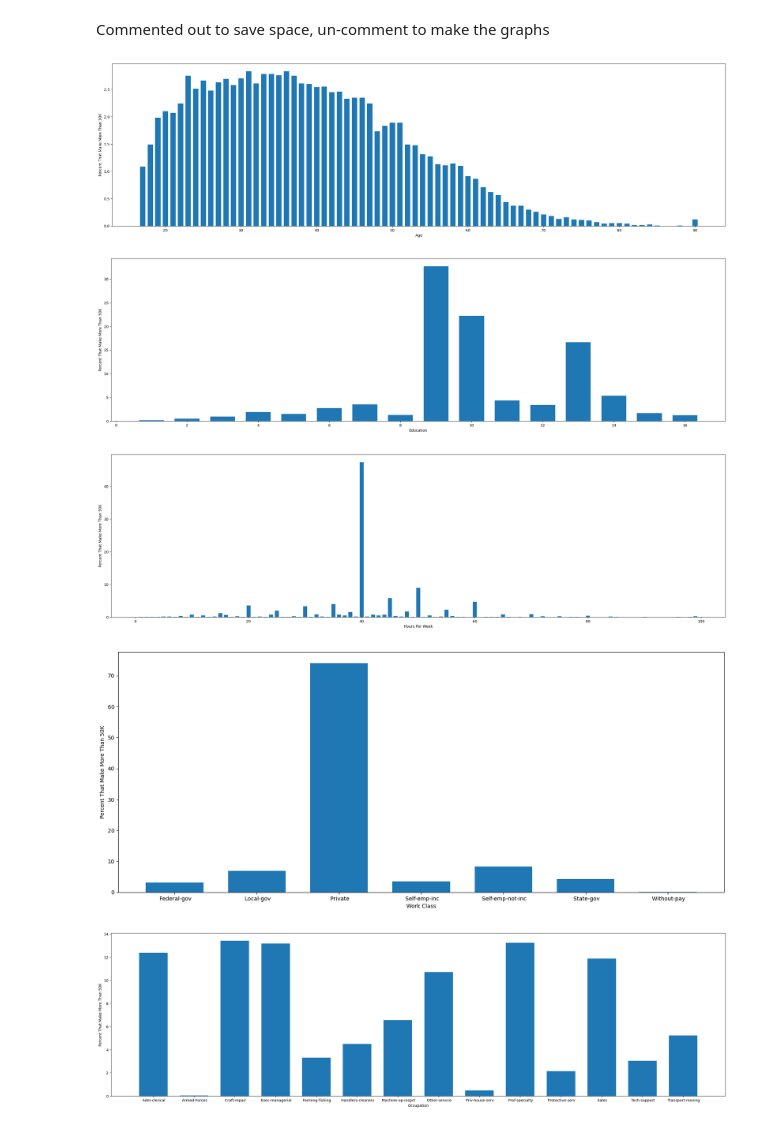
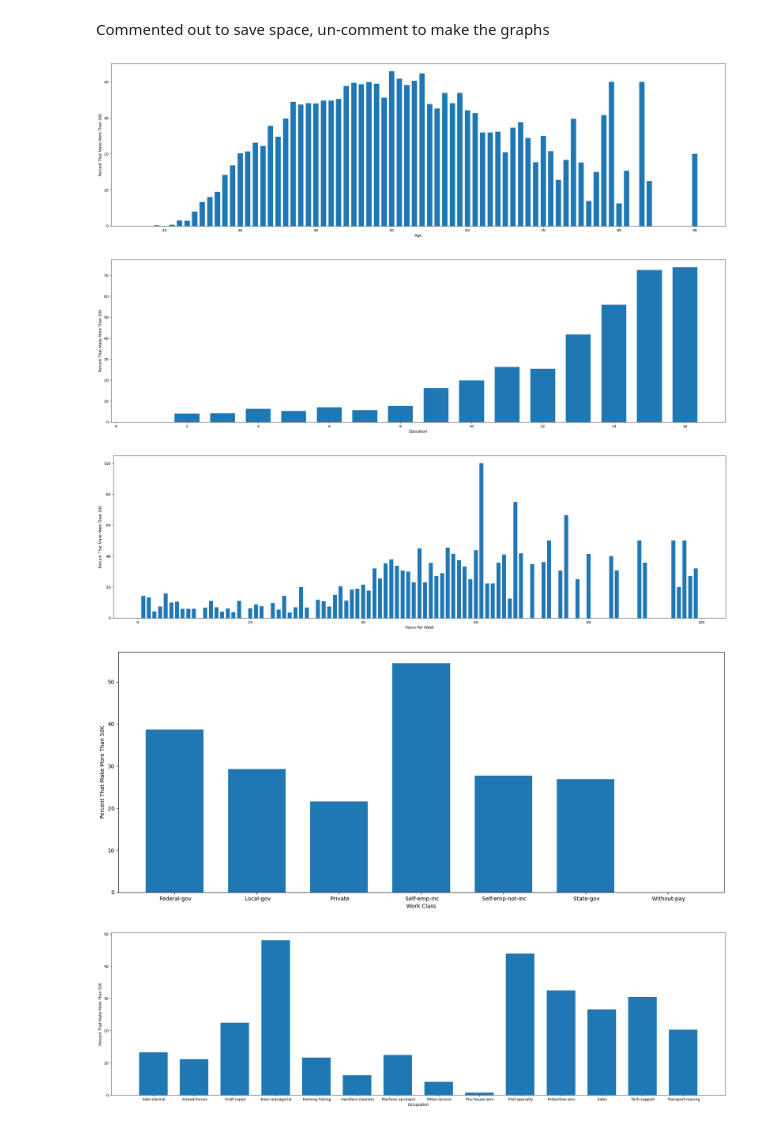
Before and after one commit to JohnJack-Lynch/PPL-Final-Project, a Jupyter notebook: pplFinalNotebookJRL_RH.ipynb, the cells around one changed output. Drawn from its saved outputs; the diff is of its cells as text; code cells hidden in the pictures.

```diff
--- a/pplFinalNotebookJRL_RH.ipynb
+++ b/pplFinalNotebookJRL_RH.ipynb
@@ -27,6 +22,26 @@ income - Individual's income (more than or less than 50k)
 # %%
 df = pd.read_csv('C:/Users/Jrl31/OneDrive/Documents/PPL Final/census+income/adult.data')
 df.columns = ['age', 'workclass', 'fnlwgt', 'education', 'education-num', 'marital-status', 'occupation', 'relationship', 'race', 'sex', 'capital-gain', 'capital-loss', 'hours-per-week', 'native-country', 'income']
+# %%
+df_copy = df.copy()
+
+df.replace(' ?', np.nan, inplace=True)
+df.dropna(inplace=True)
+
+df.drop(df.index[df['capital-gain'] > 60000], inplace=True)
+df.reset_index(drop=True, inplace=True)
+
+df.replace(' >50K', 1, inplace=True)
+df.replace(' <=50K', 0, inplace=True)
+
+df.drop(['relationship'], axis=1, inplace=True)
+df.drop(['fnlwgt'], axis=1, inplace=True)
+
+#display(df)
+
+#plt.scatter(df['capital-gain'], df['age'])
+#plt.scatter(df['age'], df['capital-gain'])
+#plt.scatter(df['hours-per-week'], df['age'])
 # %%
 df.describe()
 # %% [output]
@@ -42,23 +57,3 @@ df.describe()
-# %%
-df_copy = df.copy()
-
-df.replace(' ?', np.nan, inplace=True)
-df.dropna(inplace=True)
-
-df.drop(df.index[df['capital-gain'] > 60000], inplace=True)
-df.reset_index(drop=True, inplace=True)
-
-df.replace(' >50K', 0, inplace=True)
-df.replace(' <=50K', 1, inplace=True)
-
-df.drop(['relationship'], axis=1, inplace=True)
-df.drop(['fnlwgt'], axis=1, inplace=True)
-
-#display(df)
-
-#plt.scatter(df['capital-gain'], df['age'])
-#plt.scatter(df['age'], df['capital-gain'])
-#plt.scatter(df['hours-per-week'], df['age'])
 # %% [markdown]
 Personal notes:
 
@@ -82,13 +77,13 @@ agegroups = df.groupby('age')['income'].agg(['mean', 'count']).reset_index()
 agegroups['percent-over-50k'] = (agegroups['mean'] * 100).round(2)
 agegroups['population-percent'] = ((agegroups['count'] / len(df)) * 100).round(2)
 
-plt.bar(agegroups['age'], agegroups['population-percent'], width=0.7)
+plt.bar(agegroups['age'], agegroups['percent-over-50k'], width=0.7)
 
 plt.xlabel("Age")
 plt.ylabel("Percent That Make More Than 50K")
 plt.show()
 # %% [output]
-[figure, old version]
+[figure, new version]
 # %%
 plt.figure(figsize = (30,8))
 
@@ -97,13 +92,13 @@ edgroups = df.groupby('education-num')['income'].agg(['mean', 'count']).reset_in
 edgroups['percent-over-50k'] = (edgroups['mean'] * 100).round(2)
 edgroups['population-percent'] = ((edgroups['count'] / len(df)) * 100).round(2)
 
-plt.bar(edgroups['education-num'], edgroups['population-percent'], width=0.7)
+plt.bar(edgroups['education-num'], edgroups['percent-over-50k'], width=0.7)
 
 plt.xlabel("Education")
 plt.ylabel("Percent That Make More Than 50K")
 plt.show()
 # %% [output]
-[figure, old version]
+[figure, new version]
 # %%
 plt.figure(figsize = (30,8))
 
@@ -112,28 +107,28 @@ hoursgroups = df.groupby('hours-per-week')['income'].agg(['mean', 'count']).rese
 hoursgroups['percent-over-50k'] = (hoursgroups['mean'] * 100).round(2)
 hoursgroups['population-percent'] = ((hoursgroups['count'] / len(df)) * 100).round(2)
 
-plt.bar(hoursgroups['hours-per-week'], hoursgroups['population-percent'], width=0.7)
+plt.bar(hoursgroups['hours-per-week'], hoursgroups['percent-over-50k'], width=0.7)
 
 plt.xlabel("Hours Per Week")
 plt.ylabel("Percent That Make More Than 50K")
 plt.show()
 # %% [output]
-[figure, old version]
+[figure, new version]
 # %%
 plt.figure(figsize = (20,8))
 
 classgroups = df.groupby('workclass')['income'].agg(['mean', 'count']).reset_index()
 
 classgroups['percent-over-50k'] = (classgroups['mean'] * 100).round(2)
 classgroups['population-percent'] = ((classgroups['count'] / len(df)) * 100).round(2)
 
-plt.bar(classgroups['workclass'], classgroups['population-percent'], width=0.7)
+plt.bar(classgroups['workclass'], classgroups['percent-over-50k'], width=0.7)
 
 plt.xlabel("Work Class")
 plt.ylabel("Percent That Make More Than 50K")
 plt.show()
 # %% [output]
-[figure, old version]
+[figure, new version]
 # %%
 plt.figure(figsize = (30,8))
 
@@ -142,13 +137,13 @@ jobgroups = df.groupby('occupation')['income'].agg(['mean', 'count']).reset_inde
 jobgroups['percent-over-50k'] = (jobgroups['mean'] * 100).round(2)
 jobgroups['population-percent'] = ((jobgroups['count'] / len(df)) * 100).round(2)
 
-plt.bar(jobgroups['occupation'], jobgroups['population-percent'], width=0.7)
+plt.bar(jobgroups['occupation'], jobgroups['percent-over-50k'], width=0.7)
 
 plt.xlabel("Occupation")
 plt.ylabel("Percent That Make More Than 50K")
 plt.show()
 # %% [output]
-[figure, old version]
+[figure, new version]
 # %%
 plt.figure(figsize = (20,8))
 
```
Also changed, not shown: parts of 18 cells of this notebook.
